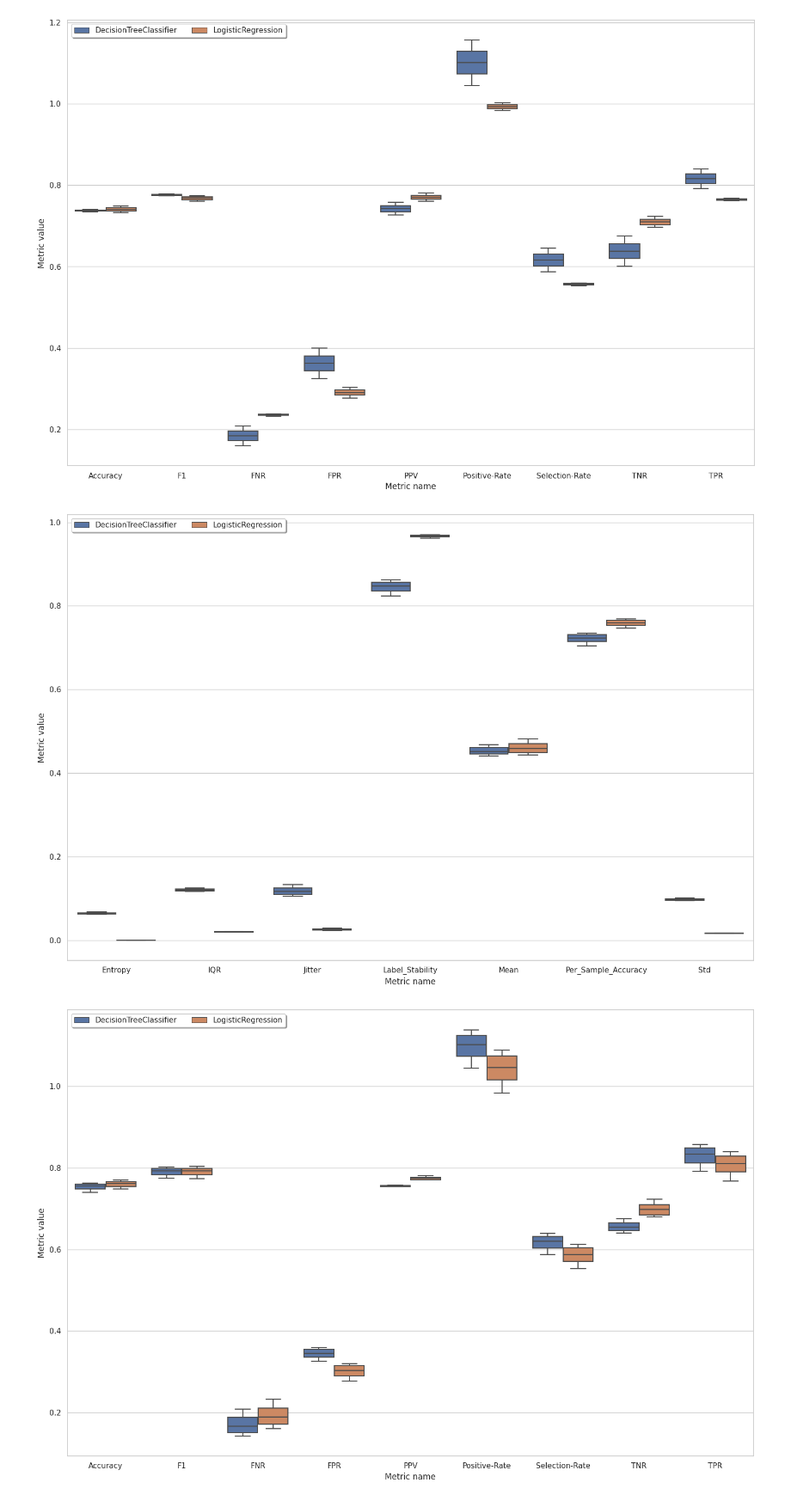
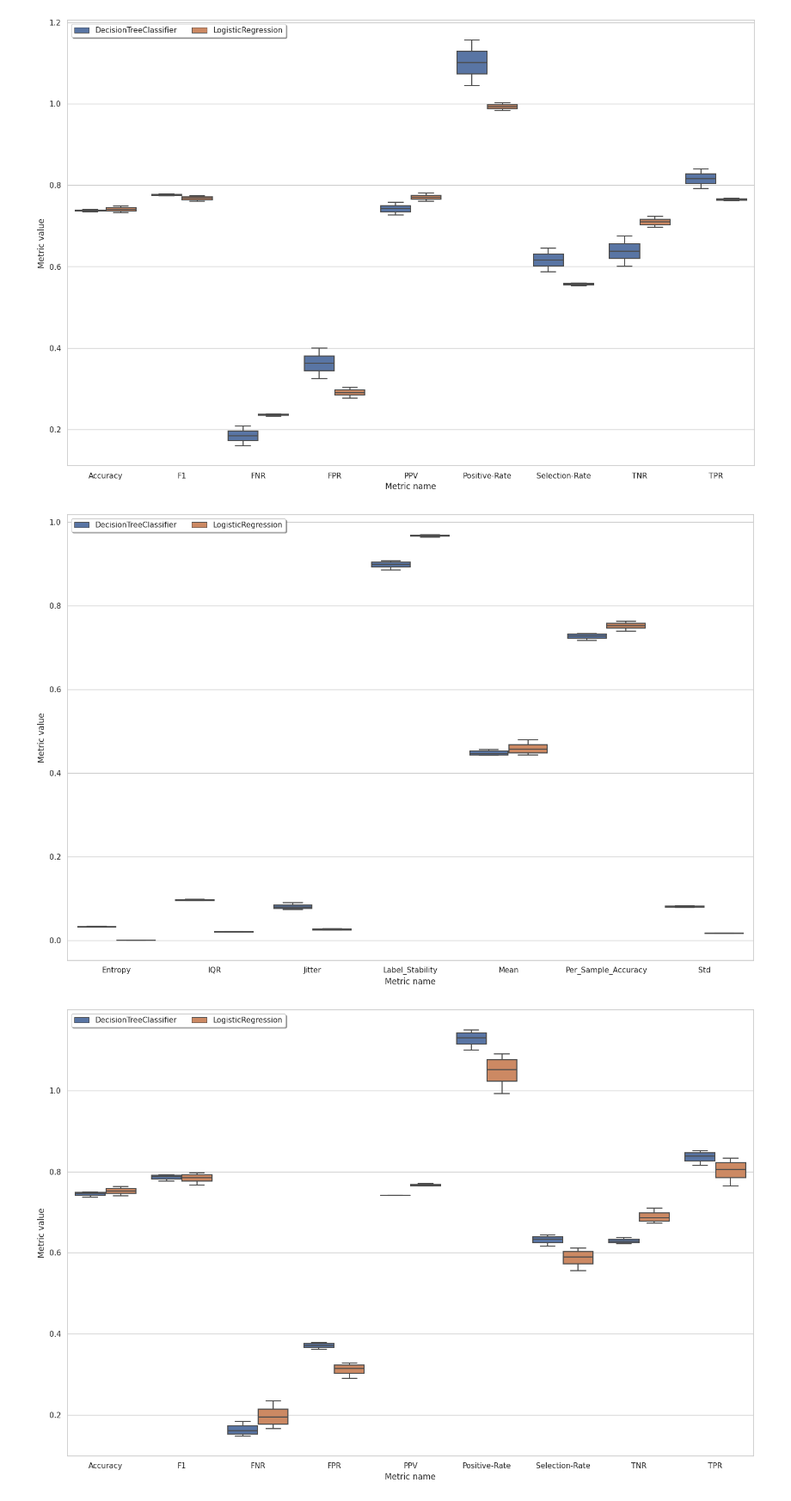
Before and after one commit to FalaahArifKhan/fairness-variance, a Jupyter notebook: notebooks/models_stress_testing/Visualizations_Random_Nulls.ipynb, the cells around one changed output. Shown at 86% size. Saved outputs shown, nothing was run; the diff lists cells and outputs as text; code cells hidden in the pictures.

Commit message:
Added averaged across exp iters box plot

```diff
--- a/notebooks/models_stress_testing/Visualizations_Random_Nulls.ipynb
+++ b/notebooks/models_stress_testing/Visualizations_Random_Nulls.ipynb
@@ -285,12 +273,12 @@ visualizer.create_subgroup_metrics_box_plot_for_multiple_exp_iters(target_percen
 # %% [output]
 [figure]
 # %%
-visualizer.create_subgroup_metrics_box_plot_for_multiple_percentages(target_exp_iter='Exp_iter_1',
+visualizer.create_subgroup_metrics_box_plot_for_multiple_percentages(target_preprocessing_technique=PREPROCESSING_TECHNIQUES[0],
                                                                      subgroup_metrics_type='variance')
 # %% [output]
-[figure, old version]
+[figure, new version]
 # %%
-visualizer.create_subgroup_metrics_box_plot_for_multiple_percentages(target_exp_iter='Exp_iter_1',
+visualizer.create_subgroup_metrics_box_plot_for_multiple_percentages(target_preprocessing_technique=PREPROCESSING_TECHNIQUES[0],
                                                                      subgroup_metrics_type='error')
 # %% [output]
-[figure, old version]
+[figure, new version]
```
Also changed, not shown: parts of 1 cell of this notebook, 1 other file.
